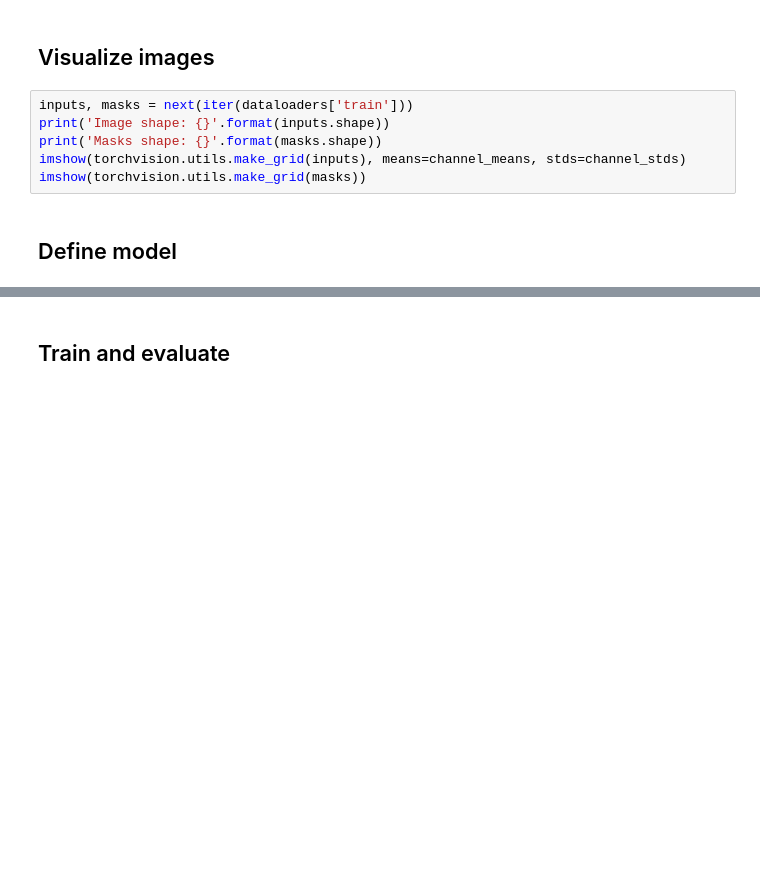
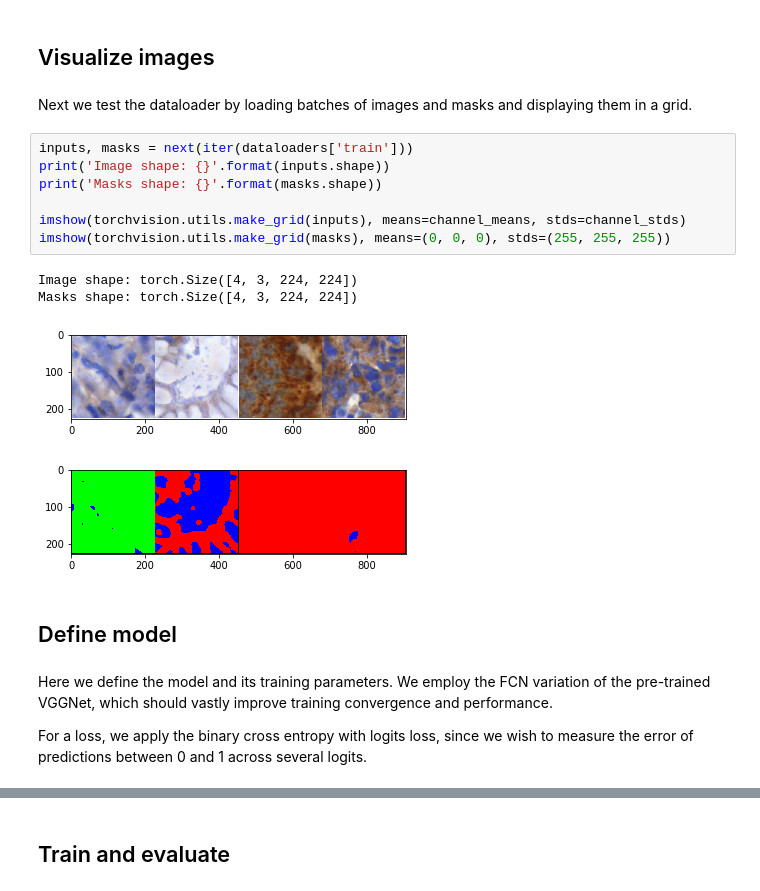
Before and after one commit to Mason-McGough/MulticlassFCN, a Jupyter notebook: stroma-epithelia.ipynb, the cells around one changed output, grey strips where cells are left out. Drawn from its saved outputs; the diff is of its cells as text; blank space fills up the shorter version.

```diff
--- a/stroma-epithelia.ipynb
+++ b/stroma-epithelia.ipynb
@@ -87,13 +111,25 @@ plt.imshow(mask_oh)
 # %% [markdown]
 ## Visualize images
+# %% [markdown]
+Next we test the dataloader by loading batches of images and masks and displaying them in a grid.
 # %%
 inputs, masks = next(iter(dataloaders['train']))
 print('Image shape: {}'.format(inputs.shape))
 print('Masks shape: {}'.format(masks.shape))
+
 imshow(torchvision.utils.make_grid(inputs), means=channel_means, stds=channel_stds)
-imshow(torchvision.utils.make_grid(masks))
+imshow(torchvision.utils.make_grid(masks), means=(0, 0, 0), stds=(255, 255, 255))
+# %% [output]
+Image shape: torch.Size([4, 3, 224, 224])
+Masks shape: torch.Size([4, 3, 224, 224])
+[figure, added]
+[figure, added]
 # %% [markdown]
 ## Define model
+# %% [markdown]
+Here we define the model and its training parameters. We employ the FCN variation of the pre-trained VGGNet, which should vastly improve training convergence and performance.
+
+For a loss, we apply the binary cross entropy with logits loss, since we wish to measure the error of predictions between 0 and 1 across several logits.
 # %%
 learn_rate = 0.001
 momentum = 0.9
```
Also changed, not shown: parts of 8 cells of this notebook.
